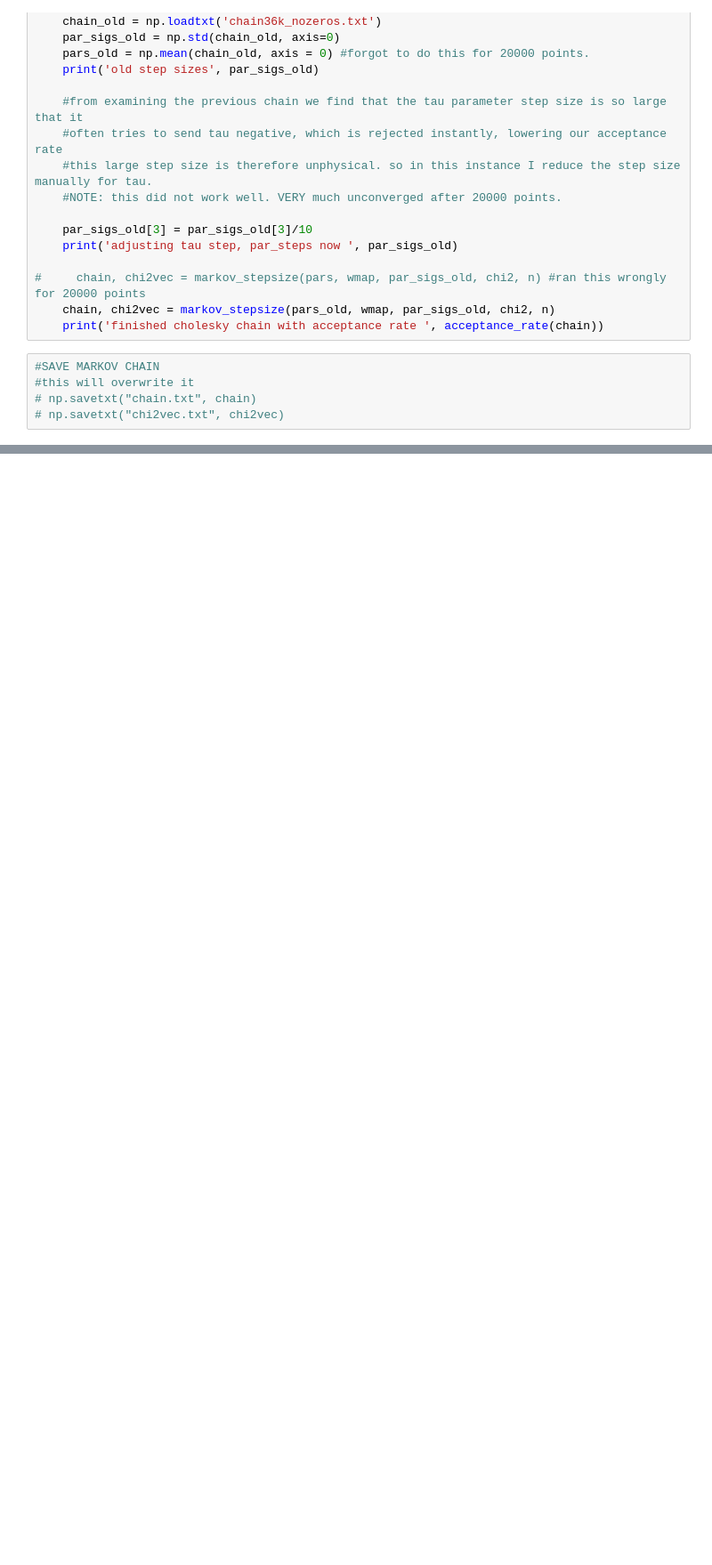
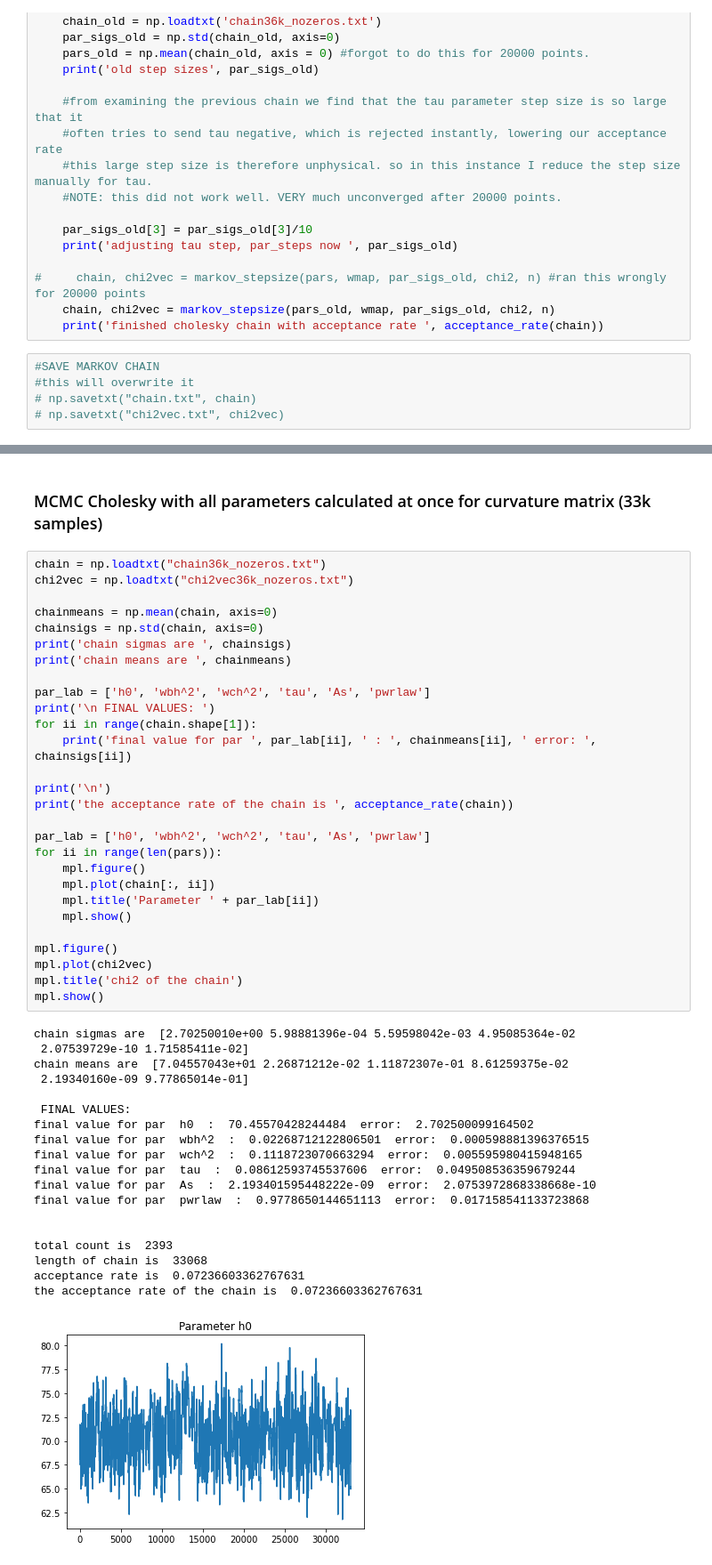
Before and after one commit to lizzord/phys512hw, a Jupyter notebook: problemset3/question4.ipynb, the cells around one changed output, grey strips where cells are left out. Shown at 89% size. Saved outputs shown, nothing was run; the diff lists cells and outputs as text; blank space fills up the shorter version.

```diff
--- a/problemset3/question4.ipynb
+++ b/problemset3/question4.ipynb
@@ -244,0 +353,50 @@ corner plot of chain
+# %% [markdown]
+### MCMC Cholesky with all parameters calculated at once for curvature matrix (33k samples)
+# %%
+chain = np.loadtxt("chain36k_nozeros.txt")
+chi2vec = np.loadtxt("chi2vec36k_nozeros.txt")
+
+chainmeans = np.mean(chain, axis=0)
+chainsigs = np.std(chain, axis=0)
+print('chain sigmas are ', chainsigs)
+print('chain means are ', chainmeans)
+
+par_lab = ['h0', 'wbh^2', 'wch^2', 'tau', 'As', 'pwrlaw']
+print('\n FINAL VALUES: ')
+for ii in range(chain.shape[1]):
+    print('final value for par ', par_lab[ii], ' : ', chainmeans[ii], ' error: ', chainsigs[ii])
+
+print('\n')
+print('the acceptance rate of the chain is ', acceptance_rate(chain))
+
+par_lab = ['h0', 'wbh^2', 'wch^2', 'tau', 'As', 'pwrlaw']
+for ii in range(len(pars)):
+    mpl.figure()
+    mpl.plot(chain[:, ii])
+    mpl.title('Parameter ' + par_lab[ii])
+    mpl.show()
+
+mpl.figure()
+mpl.plot(chi2vec)
+mpl.title('chi2 of the chain')
+mpl.show()
+# %% [output]
+chain sigmas are  [2.70250010e+00 5.98881396e-04 5.59598042e-03 4.95085364e-02
+ 2.07539729e-10 1.71585411e-02]
+chain means are  [7.04557043e+01 2.26871212e-02 1.11872307e-01 8.61259375e-02
+ 2.19340160e-09 9.77865014e-01]
+
+ FINAL VALUES:
+final value for par  h0  :  70.45570428244484  error:  2.702500099164502
+final value for par  wbh^2  :  0.02268712122806501  error:  0.000598881396376515
+final value for par  wch^2  :  0.1118723070663294  error:  0.005595980415948165
+final value for par  tau  :  0.08612593745537606  error:  0.049508536359679244
+final value for par  As  :  2.193401595448222e-09  error:  2.0753972868338668e-10
+final value for par  pwrlaw  :  0.9778650144651113  error:  0.017158541133723868
+
+
+total count is  2393
+length of chain is  33068
+acceptance rate is  0.07236603362767631
+the acceptance rate of the chain is  0.07236603362767631
+[figure, added]
```
Also changed, not shown: parts of 20 cells of this notebook.
